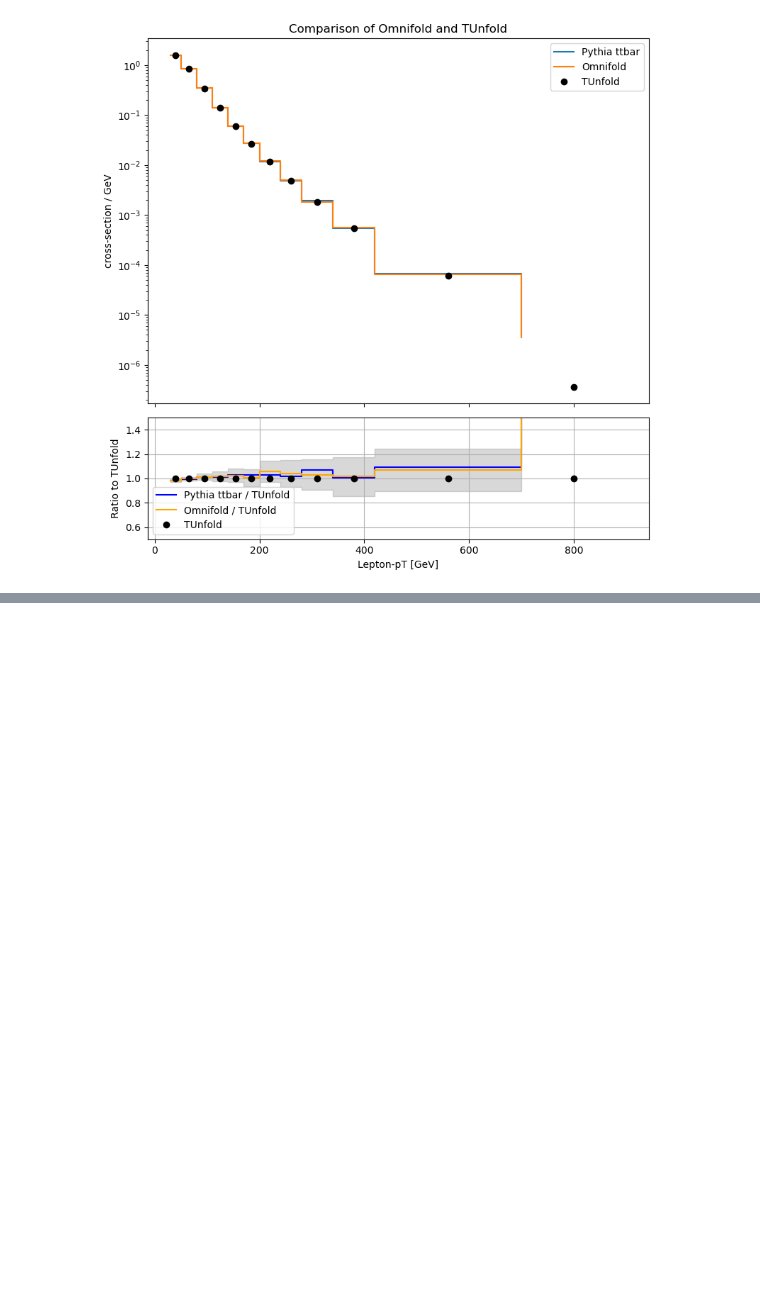
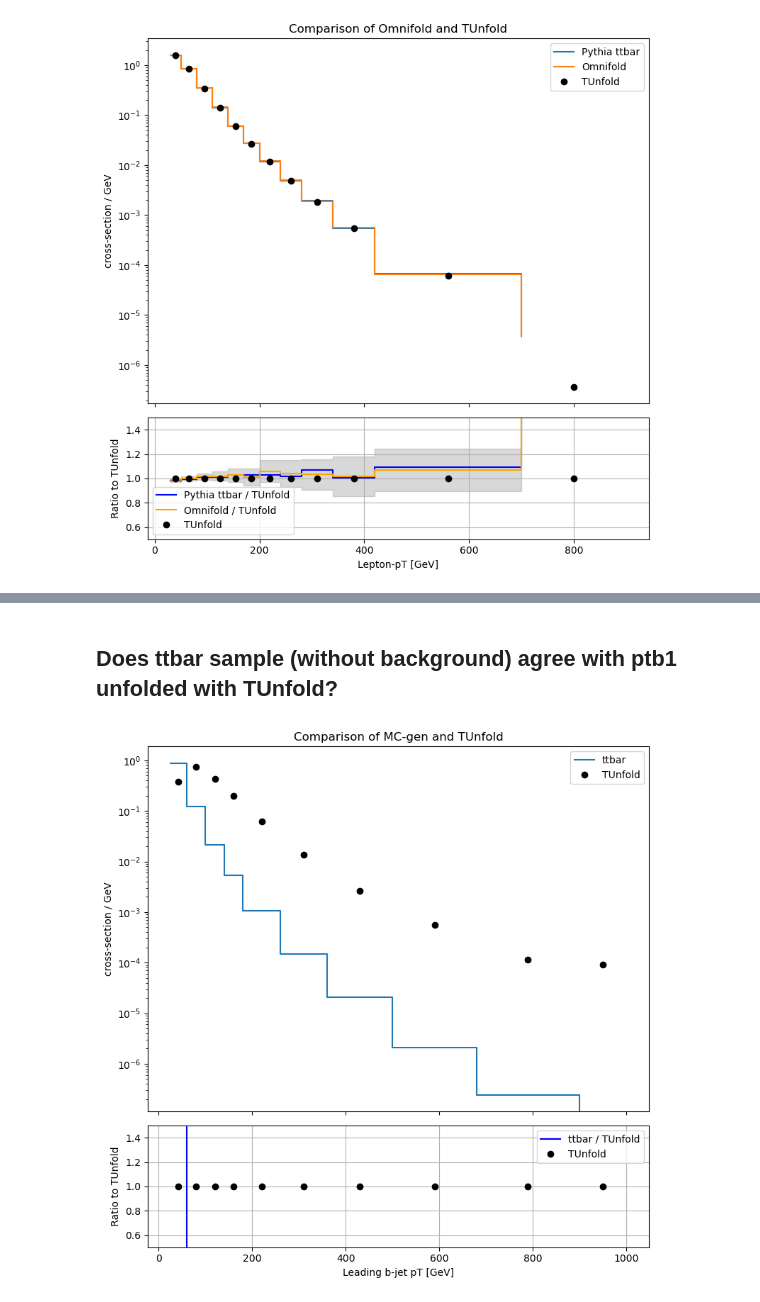
Before and after one commit to josefmurnauer/omnifold, a Jupyter notebook: Unfolding_WWbb_no_corrections.ipynb, the cells around one changed output, grey strips where cells are left out. Drawn from its saved outputs; the diff is of its cells as text; code cells hidden in the pictures; blank space fills up the shorter version.

Commit message:
Ratio against Pythia MC; added ptb1, ptb2 and met

```diff
--- a/Unfolding_WWbb_no_corrections.ipynb
+++ b/Unfolding_WWbb_no_corrections.ipynb
@@ -948,0 +806,69 @@ fig, _ = HistRoutine(
+# %% [markdown]
+## Does ttbar sample (without background) agree with ptb1 unfolded with TUnfold?
+# %%
+luminosity = 3244.54 + 33402.2 + 44630.6 + 58791.6
+SF = (1/luminosity)*1/train_fraction
+
+hist = TUnfold_incl_file[f'unfolding_ptb1_NOSYS']
+values = hist.values()
+edges = hist.axis().edges()
+bin_widths = np.diff(edges)
+bin_centers = 0.5 * (edges[:-1] + edges[1:])
+
+
+fig, (ax1, ax2) = plt.subplots(
+    2, 1,
+    figsize=(8, 8),
+    gridspec_kw={'height_ratios': [3, 1]},
+    sharex=True
+)
+
+# --- Upper panel: your histograms ---
+counts1, bins1, _ = ax1.hist(
+    pythia_loader.gen[:, 7, 0][pythia_loader.pass_gen],
+    weights=pythia_loader.weight[pythia_loader.pass_gen]*SF,
+    bins=edges,
+    histtype='step',
+    label='ttbar'
+)
+
+# Normalize counts by bin width
+counts1_density = counts1 / bin_widths
+values_density = values / bin_widths
+bin_centers = 0.5 * (edges[:-1] + edges[1:])
+# Re-plot them stepwise
+ax1.cla()
+ax1.step(edges[:-1], counts1_density, where="post", label="ttbar")
+ax1.plot(bin_centers, values_density, 'o', color='black', label='TUnfold')
+#ax1.step(edges[:-1], values_density, where="post", label="TUnfold")
+
+ax1.set_ylabel("cross-section / GeV")
+ax1.set_title("Comparison of MC-gen and TUnfold")
+ax1.legend()
+ax1.set_yscale('log')
+
+# --- Lower panel: ratio ---
+# Avoid division by zero
+ratio1 = np.divide(counts1_density, values_density, out=np.zeros_like(counts1_density), where=values_density!=0)
+ratio3 = np.ones_like(values_density)  # TUnfold / TUnfold
+
+
+
+# Step style ratios
+ratio1_step = np.append(ratio1, ratio1[-1])
+
+ax2.step(edges, ratio1_step, where="post", color="blue", label="ttbar / TUnfold")
+ax2.plot(bin_centers, ratio3, 'o', color='black', label='TUnfold')
+
+#ax2.axhline(1.0, color='red', linestyle='--')
+
+ax2.set_xlabel("Leading b-jet pT [GeV]")
+ax2.set_ylabel("Ratio to TUnfold")
+ax2.set_ylim(0.5, 1.5)
+ax2.legend()
+ax2.grid()
+
+plt.tight_layout()
+plt.show()
+# %% [output]
+[figure, added]
```
Also changed, not shown: parts of 16 cells of this notebook.
